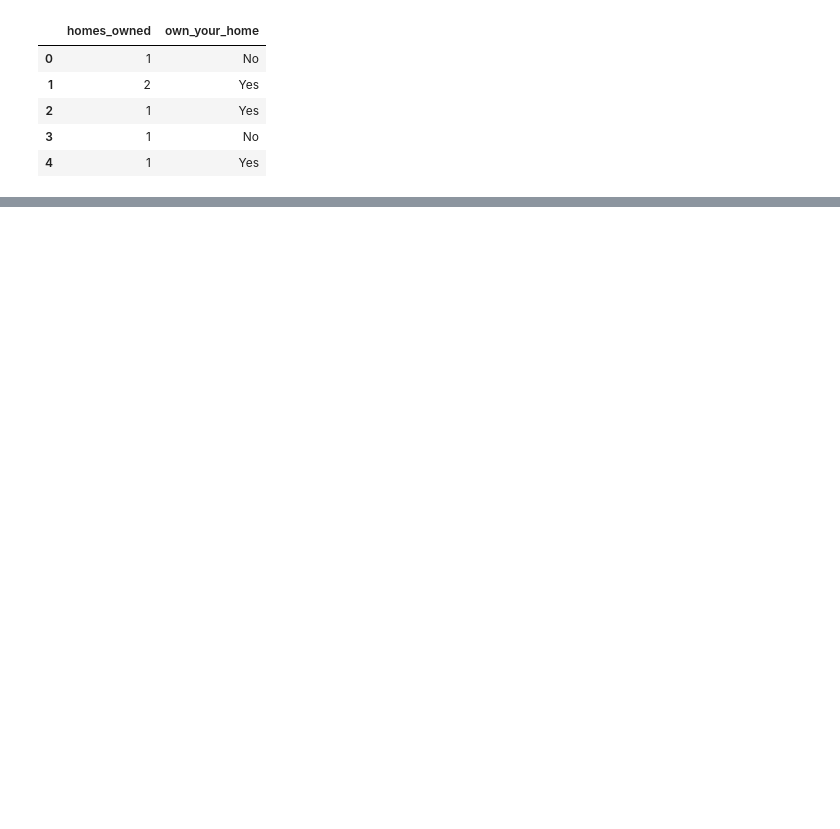
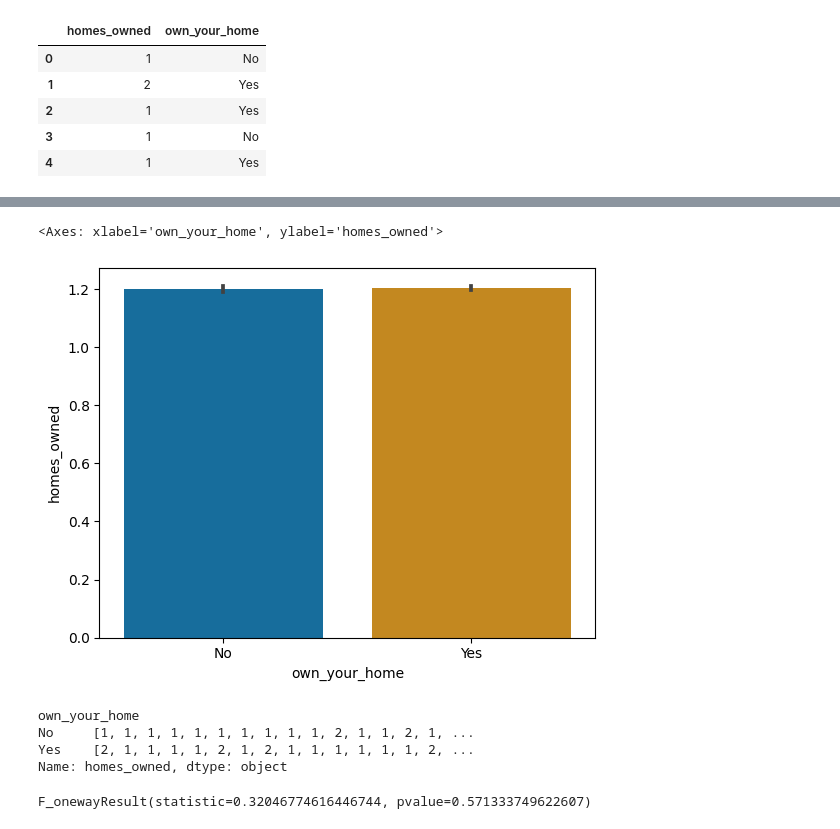
Before and after one commit to ocaoimh/hrc-mid-bootcamp-project, a Jupyter notebook: python/categoricals.ipynb, the cells around one changed output, grey strips where cells are left out. Cells and saved outputs as stored; diff of their text form; code cells hidden in the pictures; blank space fills up the shorter version.

```diff
--- a/python/categoricals.ipynb
+++ b/python/categoricals.ipynb
@@ -69,0 +84,19 @@ homes.head()
+# %%
+sns.barplot(data = homes, x='own_your_home', y = 'homes_owned')
+# %% [output]
+<Axes: xlabel='own_your_home', ylabel='homes_owned'>
+[figure, added]
+# %%
+from scipy.stats import f_oneway
+homes_grouped = homes.groupby('own_your_home')['homes_owned'].apply(list)
+homes_grouped.head()
+# %% [output]
+own_your_home
+No     [1, 1, 1, 1, 1, 1, 1, 1, 1, 1, 2, 1, 1, 2, 1, ...
+Yes    [2, 1, 1, 1, 1, 2, 1, 2, 1, 1, 1, 1, 1, 1, 2, ...
+Name: homes_owned, dtype: object
+# %%
+anova_homes = f_oneway(*homes_grouped)
+anova_homes
+# %% [output]
+F_onewayResult(statistic=0.32046774616446744, pvalue=0.571333749622607)
```
Also changed, not shown: parts of 39 cells of this notebook.
